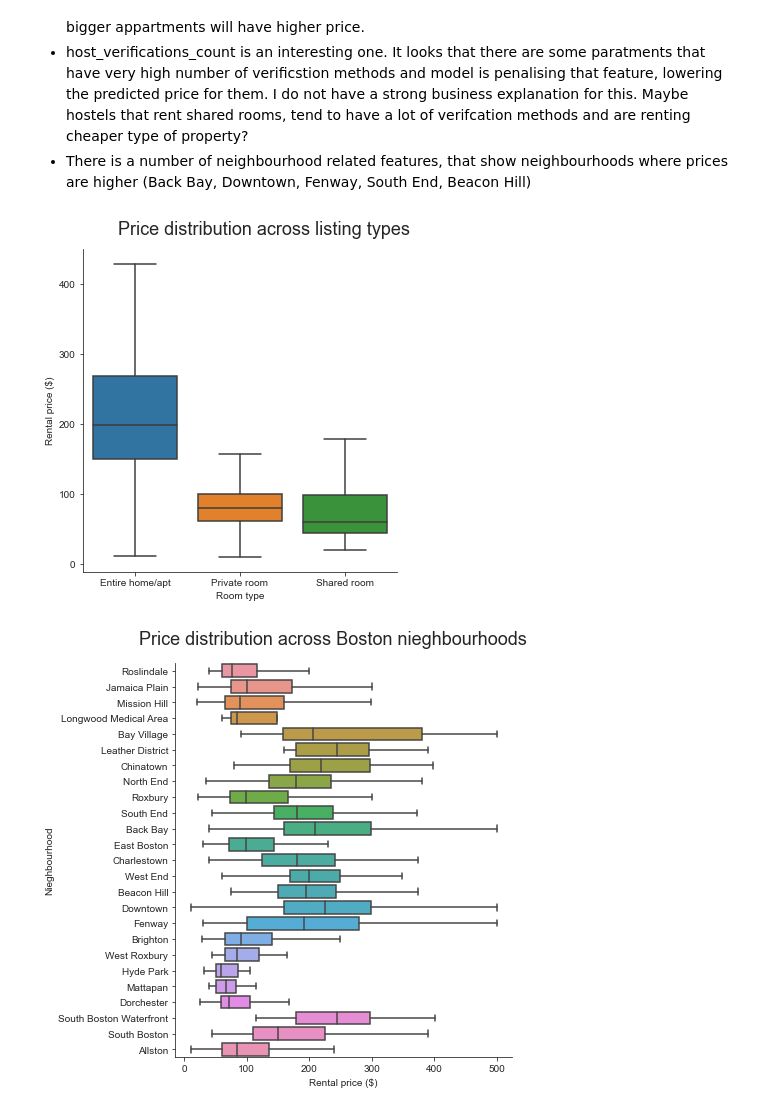
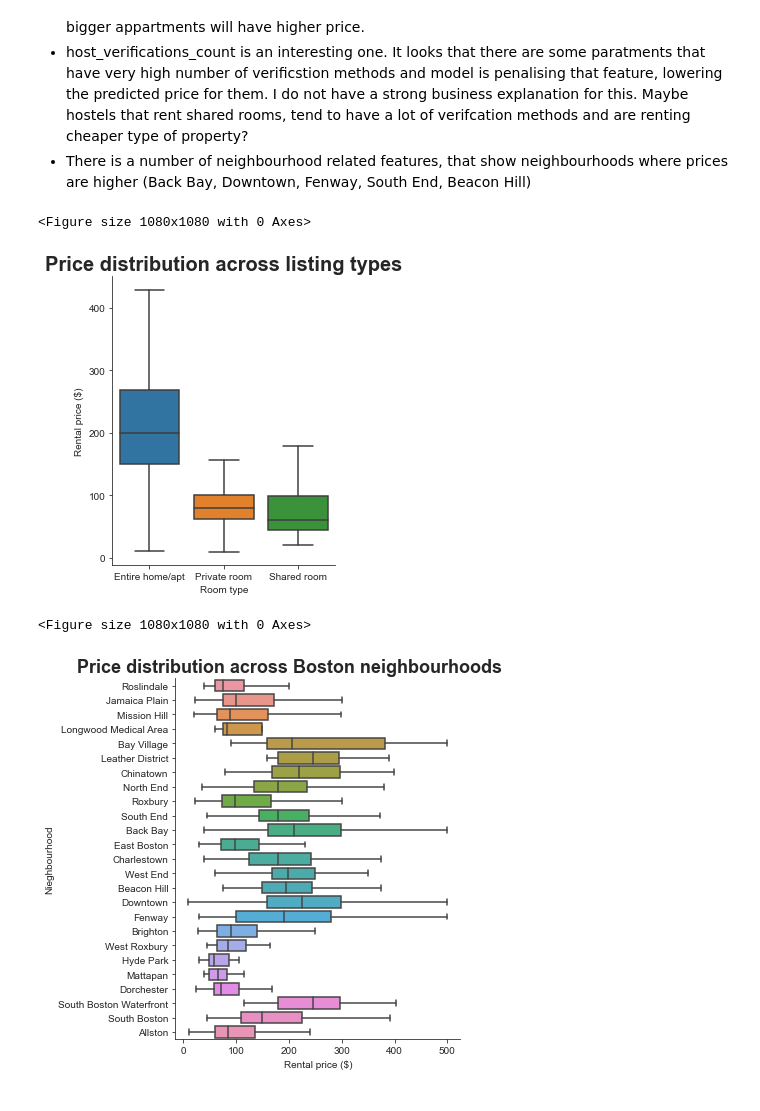
Before and after one commit to WojciechO/UdacityDS_BostonAirBnB, a Jupyter notebook: price_prediction.ipynb, the cells around one changed output. Drawn from its saved outputs; the diff is of its cells as text; code cells hidden in the pictures.

```diff
--- a/price_prediction.ipynb
+++ b/price_prediction.ipynb
@@ -652,24 +656,38 @@ plt.show()
 * There is a number of neighbourhood related features, that show neighbourhoods where prices are higher (Back Bay, Downtown, Fenway, South End, Beacon Hill)
 # %%
 sns.set_style("ticks")
+plt.figure(figsize=(15,15))
 boxplot_room_type = sns.catplot(y = "price", x = "room_type", data = listings_df_clean, kind="box",
            showfliers = False,
                                );
 
 boxplot_room_type.set(xlabel='Room type', ylabel='Rental price ($)')
-boxplot_room_type.fig.suptitle("Price distribution across listing types",
-                  fontsize=18, fontdict={"weight": "bold"}, x = 0.6, y = 1.05);
+boxplot_room_type.ax.set_title("Price distribution across listing types",
+                  fontsize=20, fontdict={"weight": "bold"}, x = 0.5, y = 1);
+plt.tight_layout()
+plt.subplots_adjust(top=0.8)
+plt.savefig('boxplot_room_type.png')
+plt.show()
 # %% [output]
+<Figure size 1080x1080 with 0 Axes>
-[figure, old version]
+[figure, new version]
 # %%
 sns.set_style("ticks")
+plt.figure(figsize=(15, 15))
+
 boxplot_neighbourhood = sns.catplot(x = "price", y = "neighbourhood_cleansed",
                                     data = listings_df_clean, kind="box",
                                     showfliers = False, height = 6,
                                     aspect = 1.1)
 
 boxplot_neighbourhood.set(ylabel='Nieghbourhood', xlabel='Rental price ($)')
-boxplot_neighbourhood.fig.suptitle("Price distribution across Boston nieghbourhoods",
-                  fontsize=18, fontdict={"weight": "bold"}, x = 0.6, y = 1.05);
+boxplot_neighbourhood.ax.set_title("Price distribution across Boston neighbourhoods",
+                  fontsize=18, fontdict={"weight": "bold"}, x = 0.4, y = 1.01);
+
+plt.tight_layout()
+plt.subplots_adjust(top=0.9, wspace=0.1, hspace=0.5)
+plt.savefig('boxplot_neighbourhood.png')
+plt.show();
 # %% [output]
+<Figure size 1080x1080 with 0 Axes>
-[figure, old version]
+[figure, new version]
```
Also changed, not shown: parts of 10 cells of this notebook, 2 other files.
